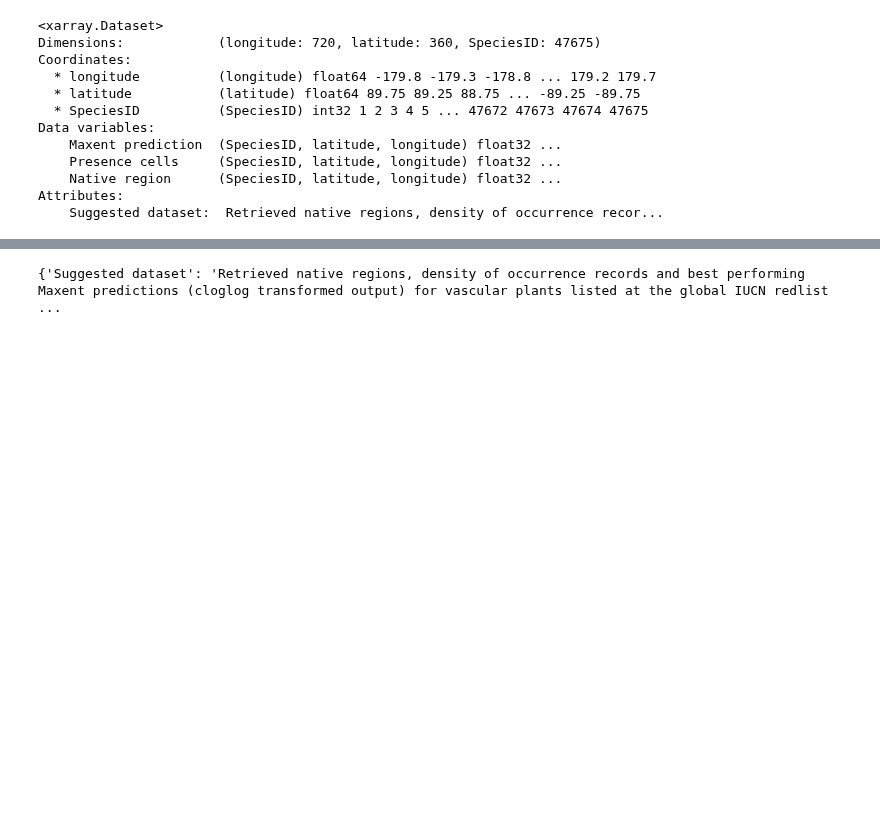
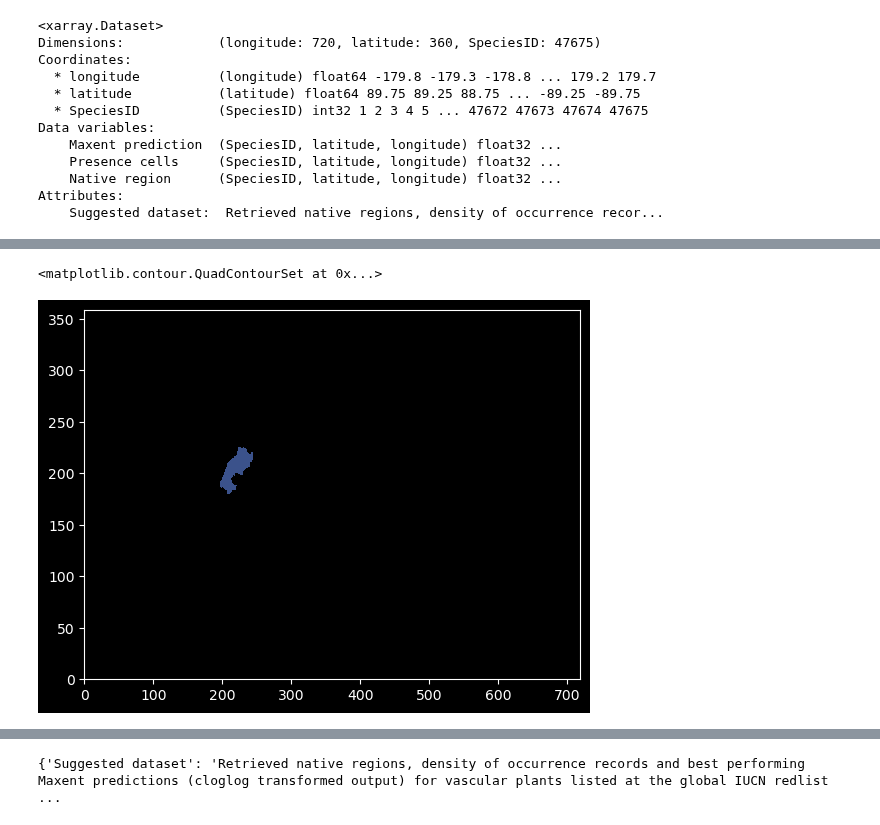
Before and after one commit to sl354207/eco_python, a Jupyter notebook: native/jann_test.ipynb, the cells around one changed output, grey strips where cells are left out. Drawn from its saved outputs; the diff is of its cells as text; code cells hidden in the pictures; blank space fills up the shorter version.

```diff
--- a/native/jann_test.ipynb
+++ b/native/jann_test.ipynb
@@ -26,0 +127,5 @@ Attributes:
+# %%
+plt.contourf(species_1)
+# %% [output]
+<matplotlib.contour.QuadContourSet at 0x...>
+[figure, added]
```
Also changed, not shown: parts of 13 cells of this notebook.
